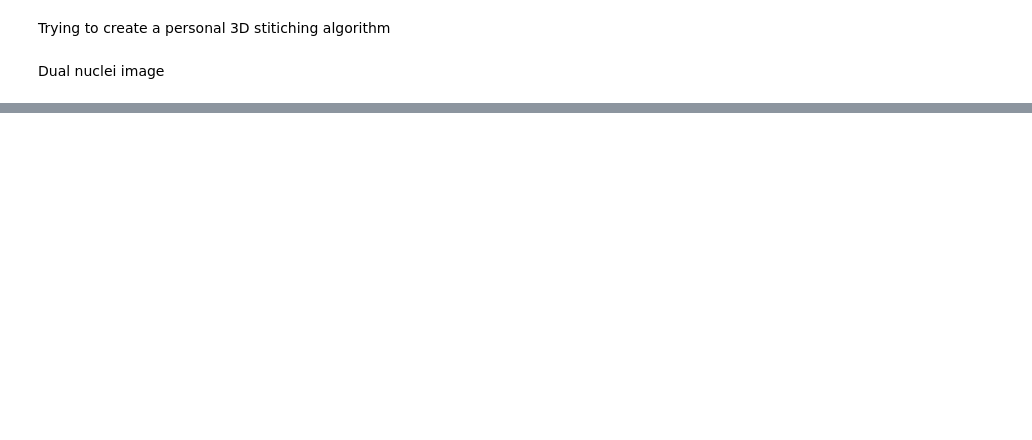
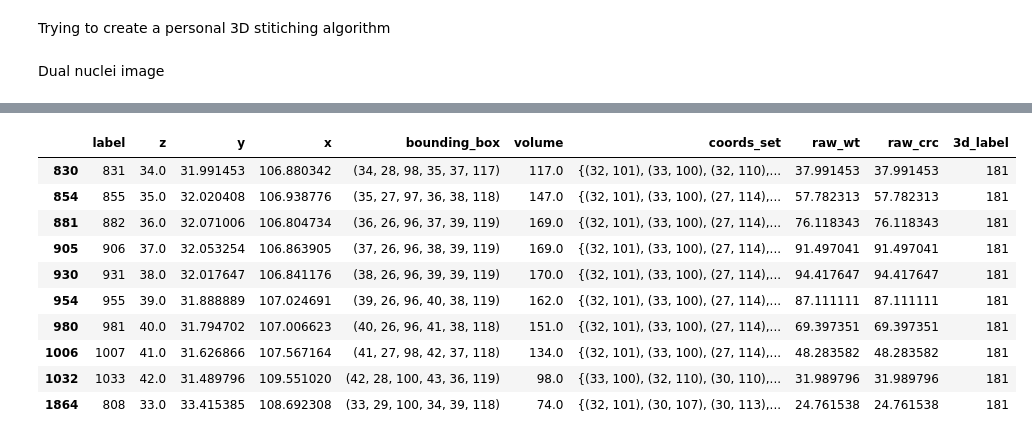
Before and after one commit to SuijkerbuijkLab/NucLogic, a Jupyter notebook: miscellaneous/stitching.ipynb, the cells around one changed output, grey strips where cells are left out. Saved outputs shown, nothing was run; the diff lists cells and outputs as text; code cells hidden in the pictures; blank space fills up the shorter version.

Commit message:
Working on own stitching algorithm

```diff
--- a/miscellaneous/stitching.ipynb
+++ b/miscellaneous/stitching.ipynb
@@ -385,0 +578,42 @@ def calculate_3d_properties(df_3d_props):
+# %%
+import os
+output_directory = r"C:\Users\6331823\Local SSD\Fake_data"
+# fake data stitching
+image = tifffile.imread(os.path.join(output_directory, "realistic_organoid.tif"))
+perfect_organoid = tifffile.imread(os.path.join(output_directory, "perfect_organoid.tif"))
+
+image_wt = image_crc = image
+# make a fake channel layer at axis 1
+mask = tifffile.imread(
+    os.path.join(output_directory, "realistic_organoid_segmented.tif")
+)
+perfect_mask = tifffile.imread(os.path.join(output_directory, "perfect_mask.tif"))
+
+mask_3d_fixed, IOU_stitched_mask, stitched_df, IOU_stitched_df, all_cut_cells = stitch_3D(image_wt, image_crc, mask=mask, threshold=2.5)
+print(f"actual amount of cells: {len(np.unique(perfect_mask)) - 1}")
+
+# create a mask that only has cells that were cut
+cut_cells_mask = np.zeros_like(mask_3d_fixed)
+for cell_label in all_cut_cells:
+    cut_cells_mask[mask_3d_fixed == cell_label] = cell_label
+
+new_labels = np.zeros_like(mask_3d_fixed)
+for idx, row in new_df.iterrows():
+    z = int(row["z"])
+    label_3d = row["3d_label"]
+    coords_array = np.array(list(row["coords_set"]))
+
+    if len(coords_array) > 0:
+        y_coords = coords_array[:, 0].astype(int)
+        x_coords = coords_array[:, 1].astype(int)
+        new_labels[z, y_coords, x_coords] = label_3d
+viewer = napari.Viewer()
+scale = (2.5, 0.64, 0.64)
+viewer.add_image(image, scale=scale, name="image", visible=False)
+viewer.add_image(perfect_organoid, name="perfect organoid", scale=scale, visible=False)
+viewer.add_labels(perfect_mask, name="perfect mask", scale=scale, visible=False)
+viewer.add_labels(mask_3d_fixed, name="Final stitched mask", scale=scale)
+viewer.add_labels(IOU_stitched_mask, name="IOU stitched mask", scale=scale, visible=False)
+viewer.add_labels(cut_cells_mask, name="cut cells", scale=scale, visible=False)
+viewer.add_labels(test, name = 'test', scale=scale, visible=False)
+viewer.add_labels(new_labels, name="new_labels", scale=scale, visible=False)
@@ -385,0 +893,14 @@ def calculate_3d_properties(df_3d_props):
+# %%
+new_df[new_df["3d_label"] == 181]
+# %% [output]
+|  | label | z | y | x | bounding_box | volume | coords_set | raw_wt | raw_crc | 3d_label |
+| 830 | 831 | 34.0 | 31.991453 | 106.880342 | (34, 28, 98, 35, 37, 117) | 117.0 | {(32, 101), (33, 100), (32, 110),... | 37.991453 | 37.991453 | 181 |
+| 854 | 855 | 35.0 | 32.020408 | 106.938776 | (35, 27, 97, 36, 38, 118) | 147.0 | {(32, 101), (33, 100), (27, 114),... | 57.782313 | 57.782313 | 181 |
+| 881 | 882 | 36.0 | 32.071006 | 106.804734 | (36, 26, 96, 37, 39, 119) | 169.0 | {(32, 101), (33, 100), (27, 114),... | 76.118343 | 76.118343 | 181 |
+| 905 | 906 | 37.0 | 32.053254 | 106.863905 | (37, 26, 96, 38, 39, 119) | 169.0 | {(32, 101), (33, 100), (27, 114),... | 91.497041 | 91.497041 | 181 |
+| 930 | 931 | 38.0 | 32.017647 | 106.841176 | (38, 26, 96, 39, 39, 119) | 170.0 | {(32, 101), (33, 100), (27, 114),... | 94.417647 | 94.417647 | 181 |
+| 954 | 955 | 39.0 | 31.888889 | 107.024691 | (39, 26, 96, 40, 38, 119) | 162.0 | {(32, 101), (33, 100), (27, 114),... | 87.111111 | 87.111111 | 181 |
+| 980 | 981 | 40.0 | 31.794702 | 107.006623 | (40, 26, 96, 41, 38, 118) | 151.0 | {(32, 101), (33, 100), (27, 114),... | 69.397351 | 69.397351 | 181 |
+| 1006 | 1007 | 41.0 | 31.626866 | 107.567164 | (41, 27, 98, 42, 37, 118) | 134.0 | {(32, 101), (33, 100), (27, 114),... | 48.283582 | 48.283582 | 181 |
+| 1032 | 1033 | 42.0 | 31.489796 | 109.551020 | (42, 28, 100, 43, 36, 119) | 98.0 | {(33, 100), (32, 110), (30, 110),... | 31.989796 | 31.989796 | 181 |
+| 1864 | 808 | 33.0 | 33.415385 | 108.692308 | (33, 29, 100, 34, 39, 118) | 74.0 | {(32, 101), (30, 107), (30, 113),... | 24.761538 | 24.761538 | 181 |
```
Also changed, not shown: parts of 25 cells of this notebook, 1 other file.
